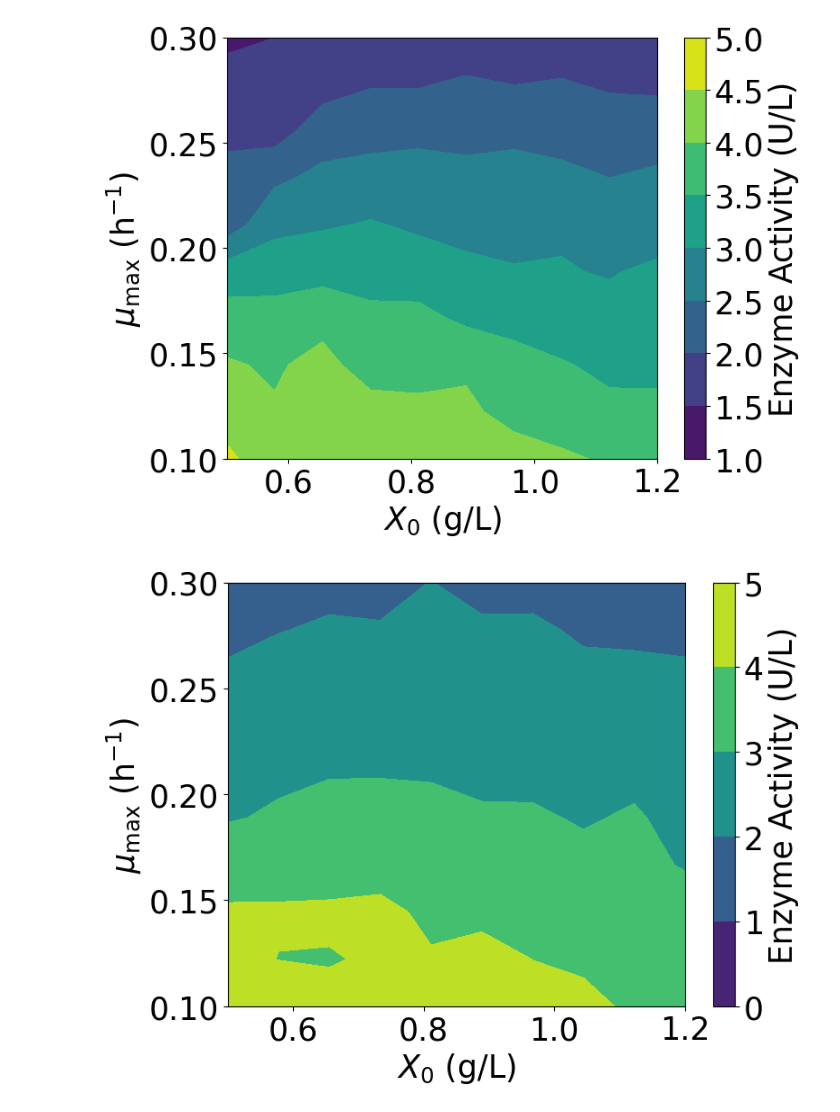
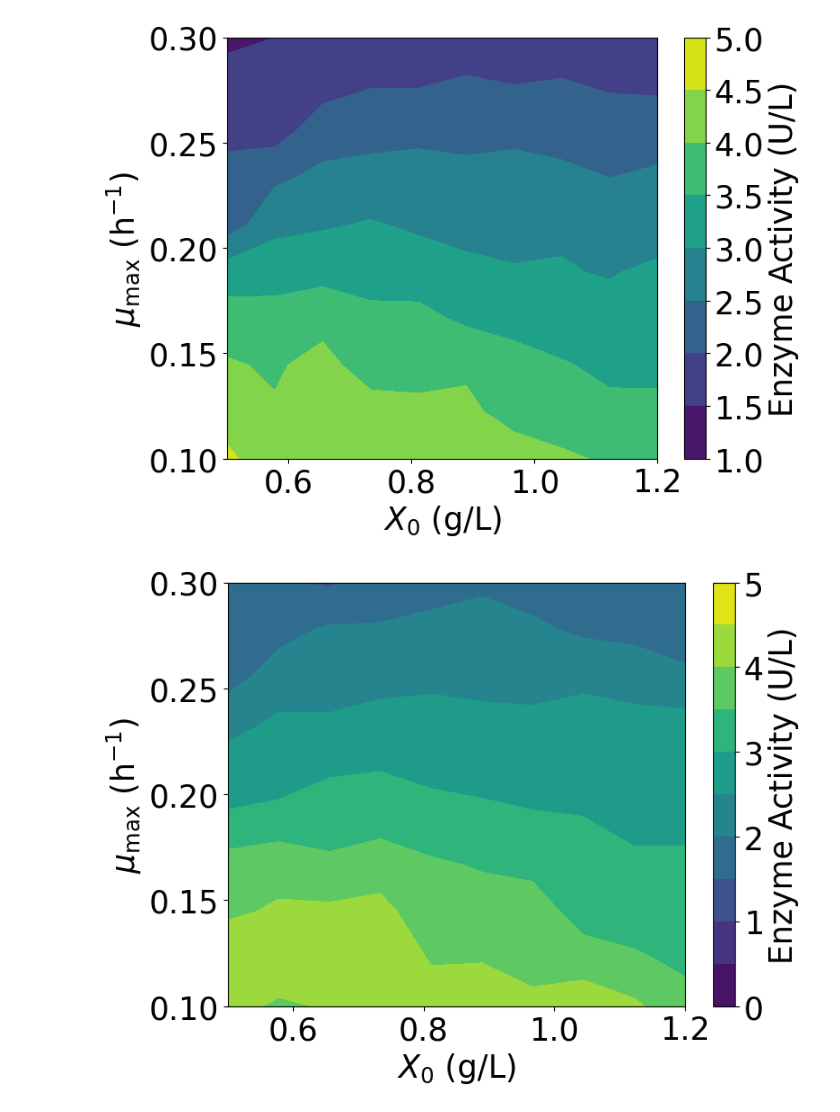
Before and after one commit to Harish-uthravalli/RL-fedbatch-feed-optimization, a Jupyter notebook: figure_7.ipynb, the cells around one changed output. Drawn from its saved outputs; the diff is of its cells as text; code cells hidden in the pictures.

```diff
--- a/figure_7.ipynb
+++ b/figure_7.ipynb
@@ -379,32 +379,32 @@ for i in range(X.shape[0]):
         Z1[i, j] = run_rl_simulation(
             X[i, j],  # Pass single value from X
             Y[i, j],   # Pass single value from Y
             'sac_2'
         )
 
 # Set the Z-axis (colorbar) scale
 z_min, z_max = 0, 5  # Desired Z-axis range
-levels = np.arange(z_min, z_max + 1, 1)  # Levels with a gap of 1 unit
+levels = np.arange(z_min, z_max + 0.5, 0.5)  # Levels with a gap of 1 unit
 
 # Create the contour plot
 fig1, ax1 = plt.subplots(figsize=(8, 6))
 contour1 = ax1.contourf(X, Y, Z1, cmap="viridis", levels=levels, vmin=z_min, vmax=z_max)  # Scale Z-axis
 cbar1 = fig1.colorbar(contour1, ax=ax1)  # Add colorbar
 cbar1.set_label('Enzyme Activity (U/L)', fontsize=25)  # Set the colorbar label
 cbar1.ax.tick_params(labelsize=25)  # Set font size for colorbar ticks
 
 # Add labels and formatting
 ax1.set_xlabel(r'$X_0$ (g/L)', fontsize=25)
 ax1.set_ylabel(r'$\mu_{{\mathrm{max}}}$ (h$^{-1}$)', fontsize=25)
 ax1.tick_params(axis='both', labelsize=25)  # Set font size for ticks
 plt.xticks(fontsize=25)
 plt.yticks(fontsize=25)
 plt.tight_layout()
 # Set global font to Times New Roman
 plt.rcParams["font.family"] = "DejaVu Sans"
 # Save the figure
 figure_path = os.path.join('figures', 'figure7', 'figure7c.svg')
 plt.savefig(figure_path, format="svg", bbox_inches="tight", dpi=900)
 plt.show()
 # %% [output]
-[figure, old version]
+[figure, new version]
```
Also changed, not shown: 7 other files.
